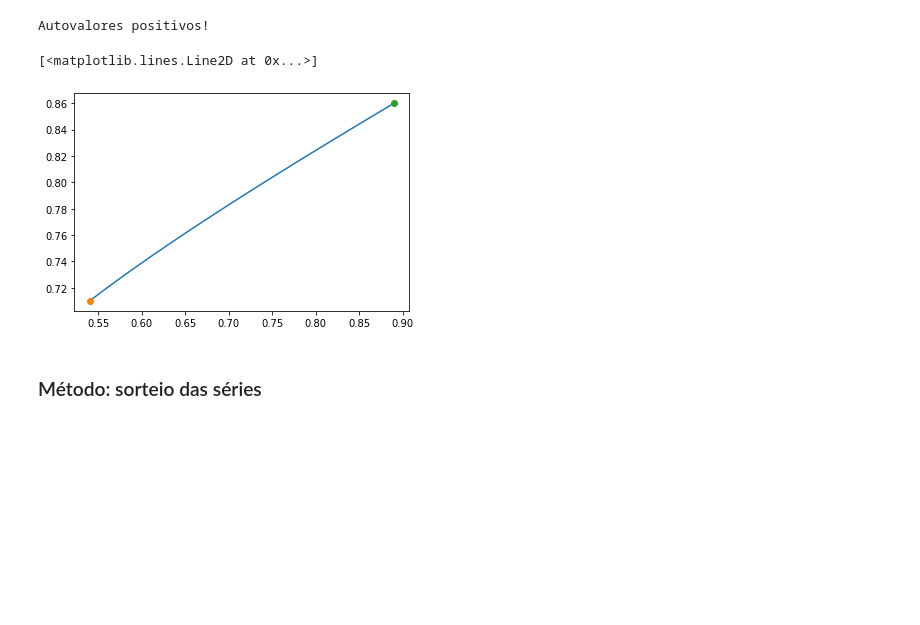
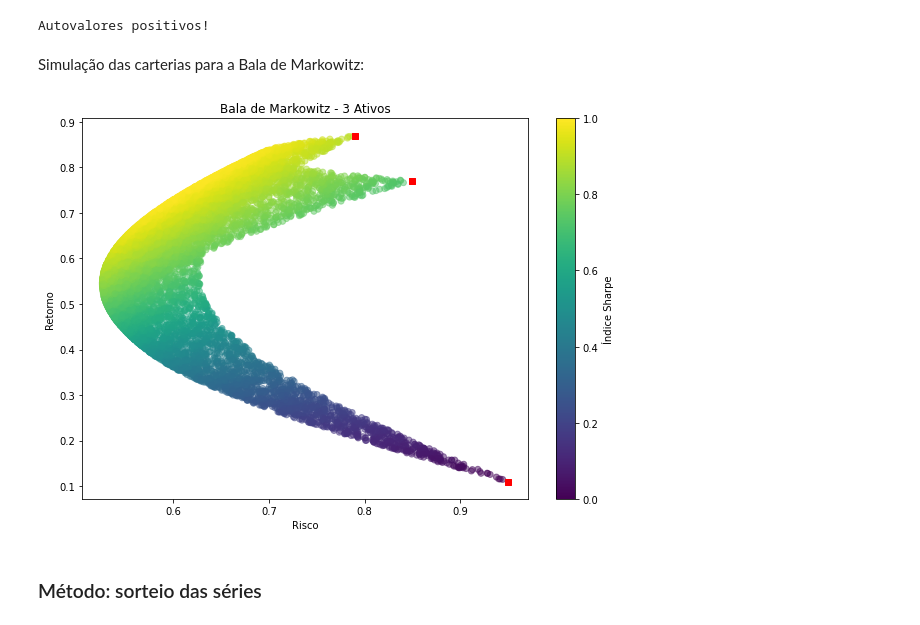
Before and after one commit to cleitonmoya/MAE001_Trabalho2, a Jupyter notebook: Trabalho2.ipynb, the cells around one changed output. Drawn from its saved outputs; the diff is of its cells as text; code cells hidden in the pictures; blank space fills up the shorter version.

```diff
--- a/Trabalho2.ipynb
+++ b/Trabalho2.ipynb
@@ -189,7 +183,2 @@ for i in peso_x:
-# %%
-plt.plot(risco_carteira,retorno_carteira)
-plt.plot(risco_carteira[0],retorno_carteira[0],'o')
-plt.plot(risco_carteira[-1],retorno_carteira[-1],'o')
-# %% [output]
-[<matplotlib.lines.Line2D at 0x...>]
-[figure, removed]
+# %% [markdown]
+Simulação das carterias para a Bala de Markowitz:
@@ -196,3 +196,14 @@ plt.plot(risco_carteira[-1],retorno_carteira[-1],'o')
+# %%
+plt.figure(figsize=(10,7))
+plt.scatter(Risco, Retorno, alpha=0.5, c=Sharpe, cmap='viridis')
+plt.scatter(Std, R, c='r', marker='s')
+plt.colorbar(label='Índice Sharpe')
+plt.title('Bala de Markowitz - 3 Ativos')
+plt.xlabel('Risco')
+plt.ylabel('Retorno')
+plt.show()
+# %% [output]
+[figure, added]
 # %% [markdown]
 ### Método: sorteio das séries
 # %% [markdown]
```
Also changed, not shown: parts of 54 cells of this notebook.
